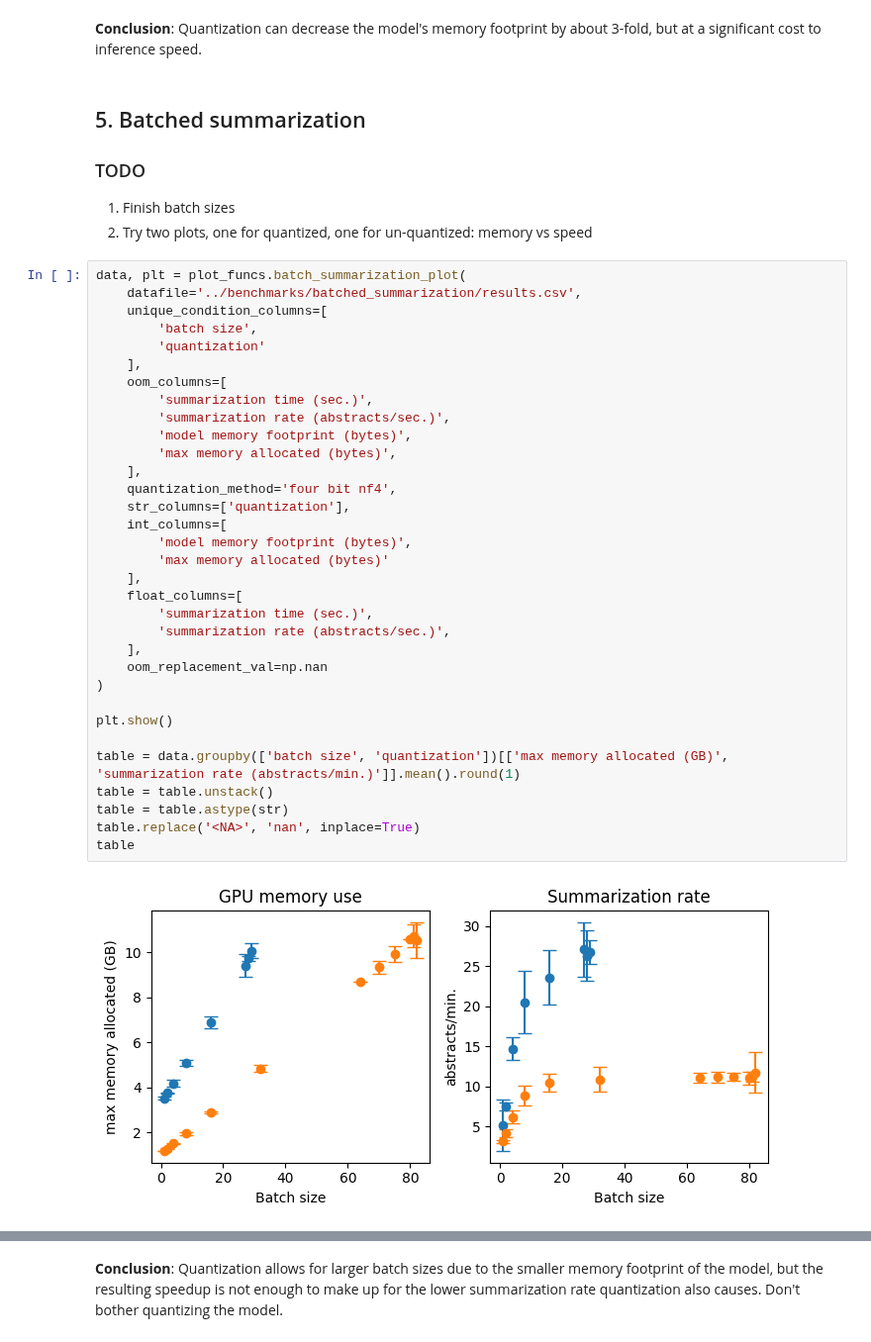
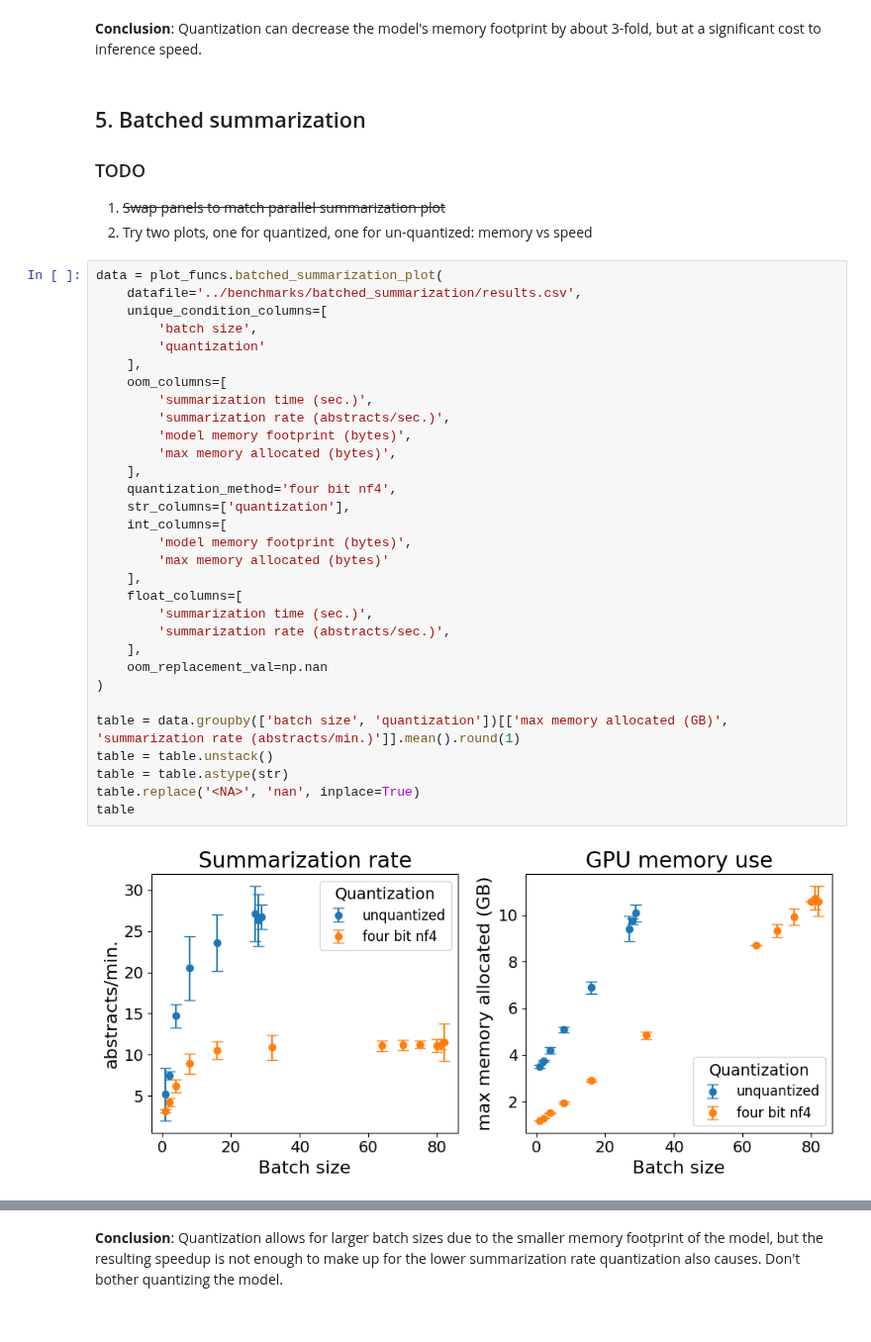
Before and after one commit to gperdrizet/PUBSUM, a Jupyter notebook: pubsum/notebooks/benchmarking_results.ipynb, the cells around one changed output, grey strips where cells are left out. Shown at 99% size. Saved outputs shown, nothing was run; the diff lists cells and outputs as text.

```diff
--- a/pubsum/notebooks/benchmarking_results.ipynb
+++ b/pubsum/notebooks/benchmarking_results.ipynb
@@ -117,43 +135,41 @@ table
 # %% [markdown]
 ## 5. Batched summarization
 ### TODO
-1. Finish batch sizes
+1. ~~Swap panels to match parallel summarization plot~~
 2. Try two plots, one for quantized, one for un-quantized: memory vs speed
 # %%
-data, plt = plot_funcs.batch_summarization_plot(
+data = plot_funcs.batched_summarization_plot(
     datafile='../benchmarks/batched_summarization/results.csv',
     unique_condition_columns=[
         'batch size',
         'quantization'
     ],
     oom_columns=[
         'summarization time (sec.)',
         'summarization rate (abstracts/sec.)',
         'model memory footprint (bytes)',
         'max memory allocated (bytes)',
     ],
     quantization_method='four bit nf4',
     str_columns=['quantization'],
     int_columns=[
         'model memory footprint (bytes)',
         'max memory allocated (bytes)'
     ],
     float_columns=[
         'summarization time (sec.)',
         'summarization rate (abstracts/sec.)',
     ],
     oom_replacement_val=np.nan
 )
 
-plt.show()
-
 table = data.groupby(['batch size', 'quantization'])[['max memory allocated (GB)', 'summarization rate (abstracts/min.)']].mean().round(1)
 table = table.unstack()
 table = table.astype(str)
 table.replace('<NA>', 'nan', inplace=True)
 table
 # %% [output]
-[figure, old version]
+[figure, new version]
 |  | max memory allocated (GB) |  | summarization rate (abstracts/min.) |  |
 | quantization | four bit nf4 | none | four bit nf4 | none |
 | batch size |  |  |  |  |
```
Also changed, not shown: parts of 14 cells of this notebook, 1 other file.
